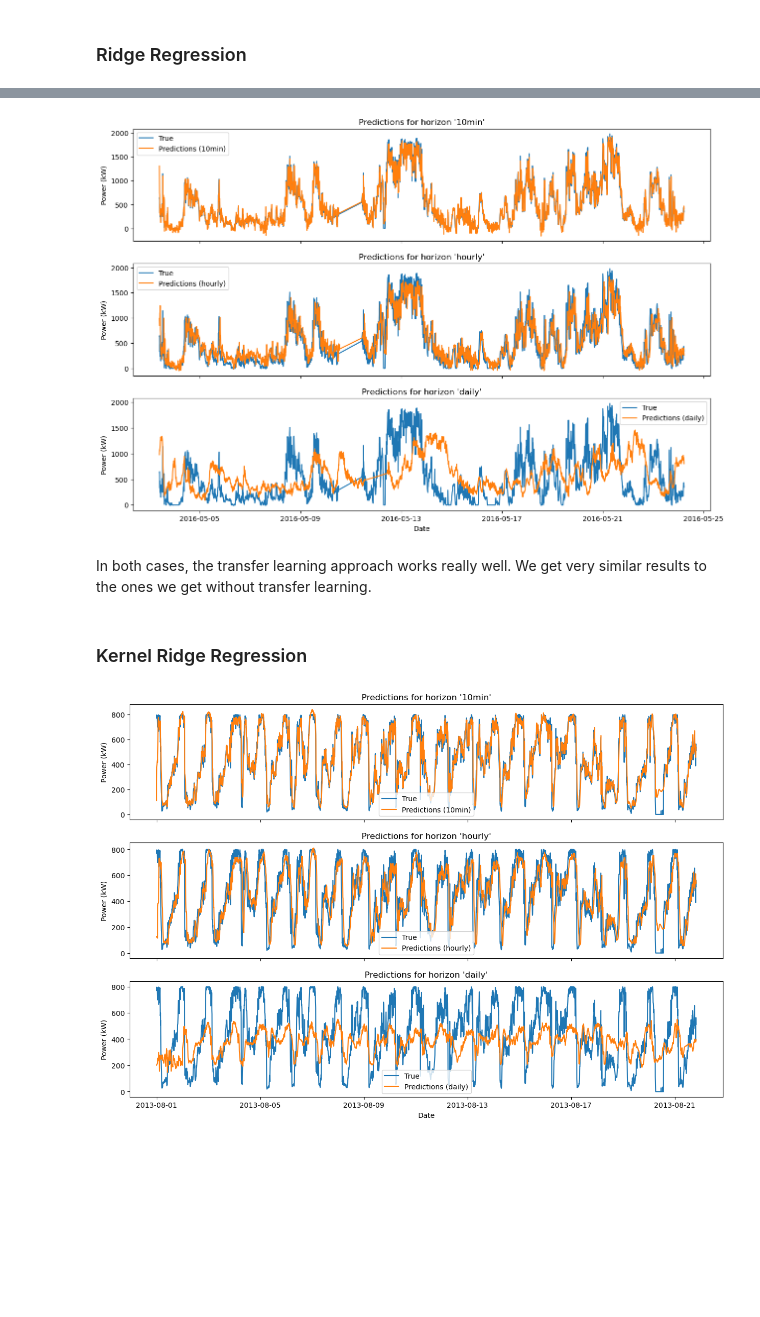
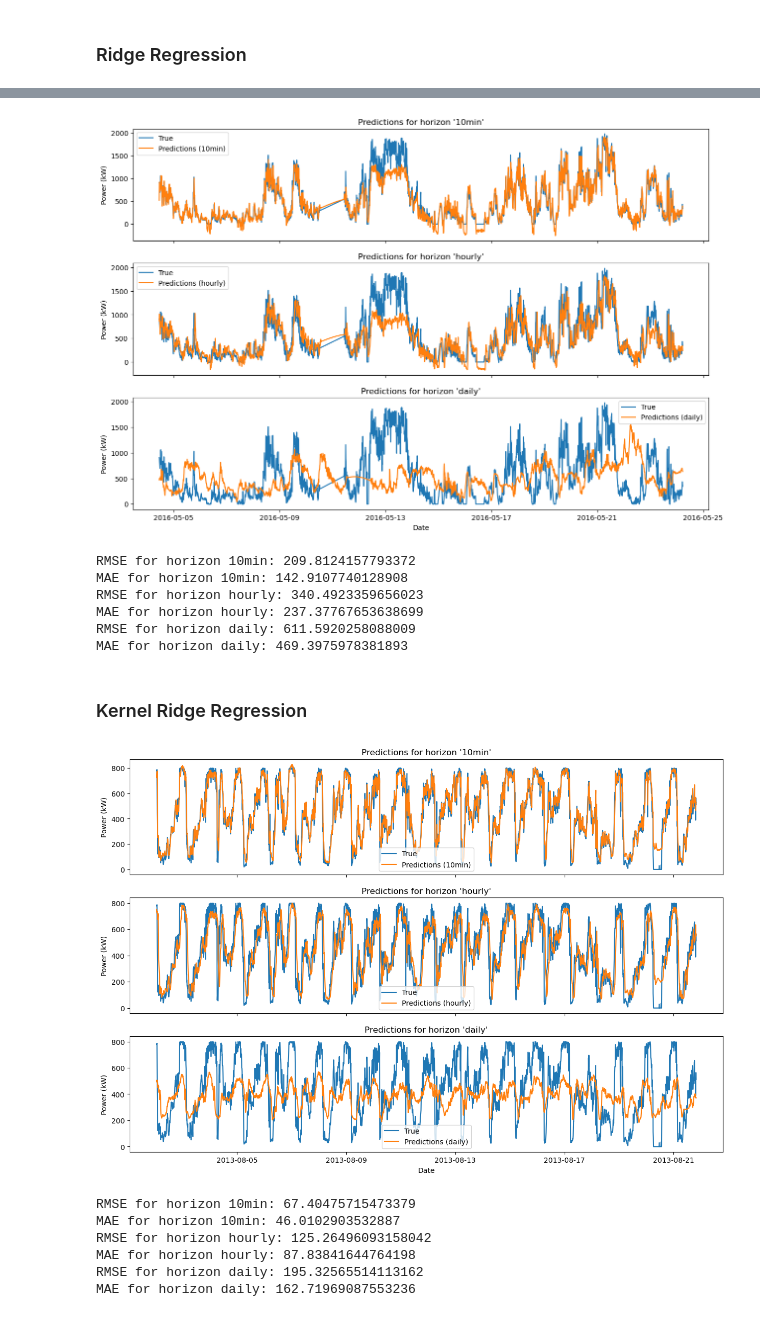
Before and after one commit to H-Kugler/forecasting-wind-power, a Jupyter notebook: notebooks/RegressionVariants.ipynb, the cells around one changed output, grey strips where cells are left out. Cells and saved outputs as stored; diff of their text form; code cells hidden in the pictures; blank space fills up the shorter version.

```diff
--- a/notebooks/RegressionVariants.ipynb
+++ b/notebooks/RegressionVariants.ipynb
@@ -153,7 +155,7 @@ param_grid = [
 # %%
 ### hyperparameter tuning
 ### RUNTIME: ~ 1.5 min
-do_gridsearch = True
+do_gridsearch = False
 
 if do_gridsearch:
     grid_search = GridSearchCV(
@@ -277,7 +277,7 @@ Several features in the dataset exhibit extremely low coefficients. Notably, the
 # %%
 ### hyperparameter tuning
 ### RUNTIME: ~ 30 seconds
-do_gridsearch = True
+do_gridsearch = False
 
 if do_gridsearch:
     grid_search = GridSearchCV(
@@ -293,8 +293,8 @@ if do_gridsearch:
     grid_search.fit(X_train_braz, y_train_braz)
     res_gs_braz = pd.DataFrame(grid_search.cv_results_)
     # store results in csv-file
-    pd.DataFrame(res_gs_braz).to_csv("../results/results_gs_rr2_braz.csv")
+    pd.DataFrame(res_gs_braz).to_csv("../results/results_gs_rr_braz.csv")
     # reload necessary because list of features is stored as string and can then be used as an index
-    res_gs_braz = pd.read_csv("../results/results_gs_rr2_braz.csv")
+    res_gs_braz = pd.read_csv("../results/results_gs_rr_braz.csv")
 else:
-    res_gs_braz = pd.read_csv("../results/results_gs_rr2_braz.csv")
+    res_gs_braz = pd.read_csv("../results/results_gs_rr_braz.csv")
@@ -601,7 +613,12 @@ for horizon in ["10min", "hourly", "daily"]:
 predictions = pd.DataFrame(predictions, index=X_test.index)
 # plot first 3000 predictions
 vis.plot_predictions(
-    predictions.iloc[:3000],
-    y_test.iloc[:3000],
+    predictions.iloc[152:3000],
+    y_test.iloc[152:3000],
 )
+
+# print errors
+for horizon in predictions.columns:
+    print(f"RMSE for horizon {horizon}: {mean_squared_error(y_test[152:], predictions[horizon][152:], squared=False)}")
+    print(f"MAE for horizon {horizon}: {mean_absolute_error(y_test[152:], predictions[horizon][152:])}")
 # %% [output]
@@ -623,13 +646,21 @@ for horizon in ["10min", "hourly", "daily"]:
 predictions = pd.DataFrame(predictions, index=X_test.index)
 # plot first 3000 predictions
 vis.plot_predictions(
-    predictions.iloc[:3000],
-    y_test.iloc[:3000],
+    predictions.iloc[152:3000],
+    y_test.iloc[152:3000],
 )
+# print errors
+for horizon in predictions.columns:
+    print(f"RMSE for horizon {horizon}: {mean_squared_error(y_test[152:], predictions[horizon][152:], squared=False)}")
+    print(f"MAE for horizon {horizon}: {mean_absolute_error(y_test[152:], predictions[horizon][152:])}")
 # %% [output]
-[figure, old version]
+[figure, new version]
+RMSE for horizon 10min: 209.8124157793372
+MAE for horizon 10min: 142.9107740128908
+RMSE for horizon hourly: 340.4923359656023
+MAE for horizon hourly: 237.37767653638699
+RMSE for horizon daily: 611.5920258088009
+MAE for horizon daily: 469.3975978381893
-# %% [markdown]
-In both cases, the transfer learning approach works really well. We get very similar results to the ones we get without transfer learning.
 # %% [markdown]
 ### Kernel Ridge Regression
 # %%
@@ -644,25 +675,36 @@ model = Pipeline(
 # %%
 ### predicting brazilian from british data
 X_train = norm_brit.transform(data_british)
 y_train = X_train["power"]
 X_test = norm_braz.transform(data_braz)
 y_test = data_braz["power"]
 
 predictions = {}
 for horizon in ["10min", "hourly", "daily"]:
     model.set_params(**{"st__horizon": horizon})
     model.fit(X_train, y_train)
     y_pred = (model.predict(X_test) * norm_braz.scale_[0]) + norm_braz.mean_[0]
     predictions[horizon] = y_pred
 
 predictions = pd.DataFrame(predictions, index=X_test.index)
 # plot first 3000 predictions
 vis.plot_predictions(
-    predictions.iloc[:3000],
-    y_test.iloc[:3000],
+    predictions.iloc[152:3000],
+    y_test.iloc[152:3000],
 )
+
+# print errors
+for horizon in predictions.columns:
+    print(f"RMSE for horizon {horizon}: {mean_squared_error(y_test[152:], predictions[horizon][152:], squared=False)}")
+    print(f"MAE for horizon {horizon}: {mean_absolute_error(y_test[152:], predictions[horizon][152:])}")
 # %% [output]
-[figure, old version]
+[figure, new version]
+RMSE for horizon 10min: 67.40475715473379
+MAE for horizon 10min: 46.0102903532887
+RMSE for horizon hourly: 125.26496093158042
+MAE for horizon hourly: 87.83841644764198
+RMSE for horizon daily: 195.32565514113162
+MAE for horizon daily: 162.71969087553236
 # %%
 ### predicting british from brazilian data
 X_train = norm_braz.transform(data_braz)
```
Also changed, not shown: parts of 25 cells of this notebook, 1 other file.
